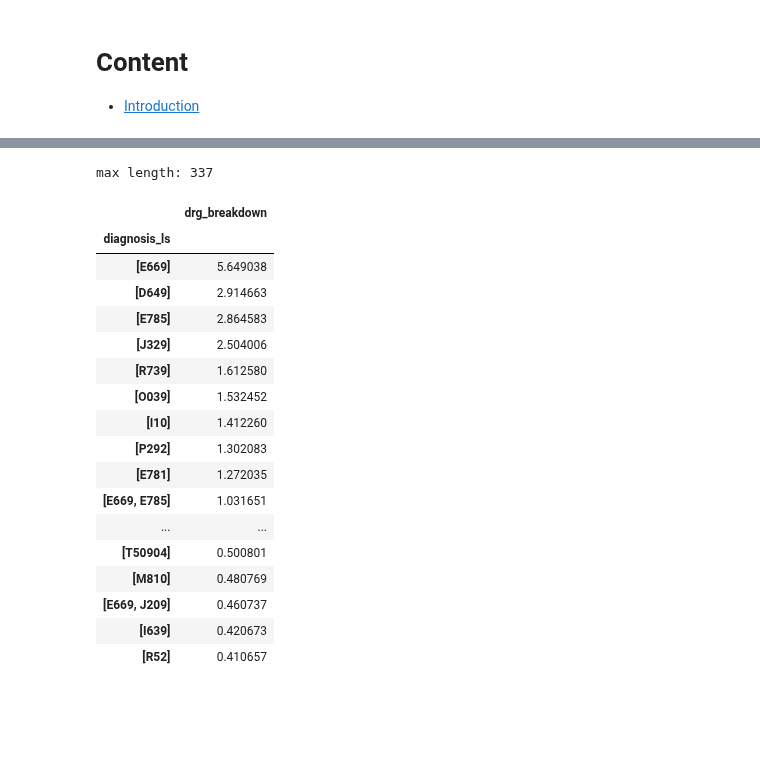
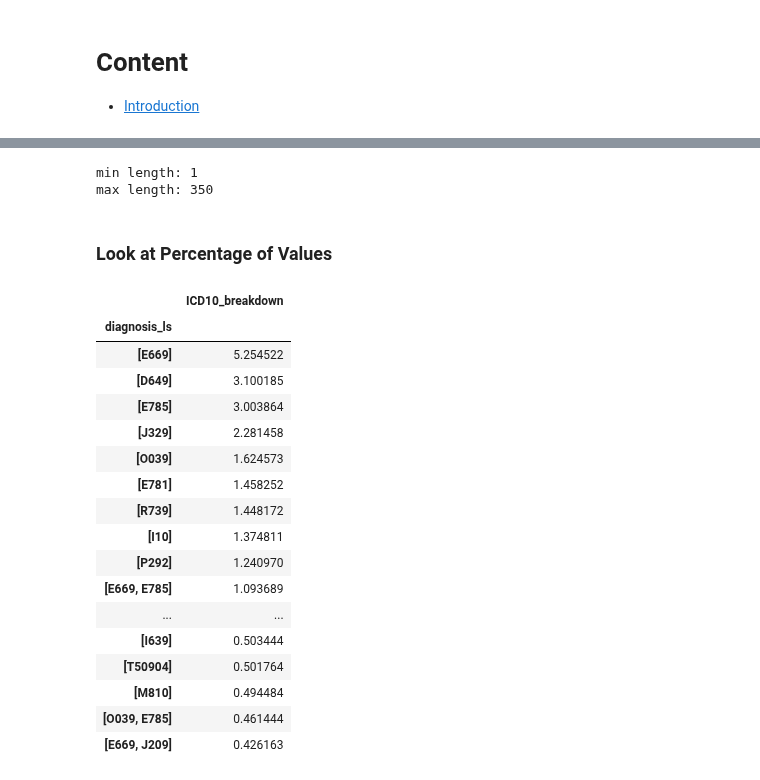
Before and after one commit to martza87/siads_696_mII, a Jupyter notebook: src/02_EDA_claim.ipynb, the cells around one changed output, grey strips where cells are left out. Saved outputs shown, nothing was run; the diff lists cells and outputs as text; code cells hidden in the pictures; blank space fills up the shorter version.

```diff
--- a/src/02_EDA_claim.ipynb
+++ b/src/02_EDA_claim.ipynb
@@ -23,7 +21,7 @@ KeyboardInterrupt:
 # %%
 # readin clean datafiles
 path = "../data/clean/"
-#claim_df =  pd.read_pickle(path + 'claim.pkl')
-claim_df = pd.read_pickle(path + 'claim_sample.pkl')
+claim_df =  pd.read_pickle(path + 'claim.pkl')
+#claim_df = pd.read_pickle(path + 'claim_sample.pkl')
 #claim_df = pd.read_pickle(path + 'claim_mini_sample.pkl')
 #claim_response_df =  pd.read_pickle(path + 'claim_response.pkl')
@@ -36,6 +38,7 @@ Number of non-NaN DRG entries: 9984 out of 10000
 # %%
-non_na_drg = claim_df[~claim_df['diagnosis_ls'].apply(lambda x: len(x) == 0)]
-non_na_drg['ls_len'] = non_na_drg['diagnosis_ls'].str.len()
+non_na_icd10 = claim_df[~claim_df['diagnosis_ls'].apply(lambda x: len(x) == 0)]
+non_na_icd10['ls_len'] = non_na_icd10['diagnosis_ls'].str.len()
+non_na_icd10['first_icd10'] = non_na_icd10['diagnosis_ls'].str[0]
 # %% [output]
 A value is trying to be set on a copy of a slice from a DataFrame.
 Try using .loc[row_indexer,col_indexer] = value instead
@@ -89,29 +106,33 @@ sns.countplot(y='ls_len', data=non_na_hcpcs, order=non_na_hcpcs['ls_len'].value_
 # %%
+print(f'min length: {non_na_hcpcs['ls_len'].min()}')
 print(f'max length: {non_na_hcpcs['ls_len'].max()}')
 # %% [output]
-max length: 337
+min length: 1
+max length: 350
+# %% [markdown]
+### Look at Percentage of Values
 # %%
 # Percentage breakdown
-vals = non_na_drg['diagnosis_ls'].value_counts(normalize=True) * 100
+vals = non_na_icd10['diagnosis_ls'].value_counts(normalize=True) * 100
 pd.DataFrame({
-  'drg_breakdown': vals
+  'ICD10_breakdown': vals
 }).head(20)
 # %% [output]
-|  | drg_breakdown |
+|  | ICD10_breakdown |
 | diagnosis_ls |  |
-| [E669] | 5.649038 |
-| [D649] | 2.914663 |
-| [E785] | 2.864583 |
-| [J329] | 2.504006 |
-| [R739] | 1.612580 |
-| [O039] | 1.532452 |
-| [I10] | 1.412260 |
-| [P292] | 1.302083 |
-| [E781] | 1.272035 |
-| [E669, E785] | 1.031651 |
+| [E669] | 5.254522 |
+| [D649] | 3.100185 |
+| [E785] | 3.003864 |
+| [J329] | 2.281458 |
+| [O039] | 1.624573 |
+| [E781] | 1.458252 |
+| [R739] | 1.448172 |
+| [I10] | 1.374811 |
+| [P292] | 1.240970 |
+| [E669, E785] | 1.093689 |
 | ... | ... |
-| [T50904] | 0.500801 |
-| [M810] | 0.480769 |
-| [E669, J209] | 0.460737 |
-| [I639] | 0.420673 |
-| [R52] | 0.410657 |
+| [I639] | 0.503444 |
+| [T50904] | 0.501764 |
+| [M810] | 0.494484 |
+| [O039, E785] | 0.461444 |
+| [E669, J209] | 0.426163 |
```
Also changed, not shown: parts of 30 cells of this notebook, 7 other files.
